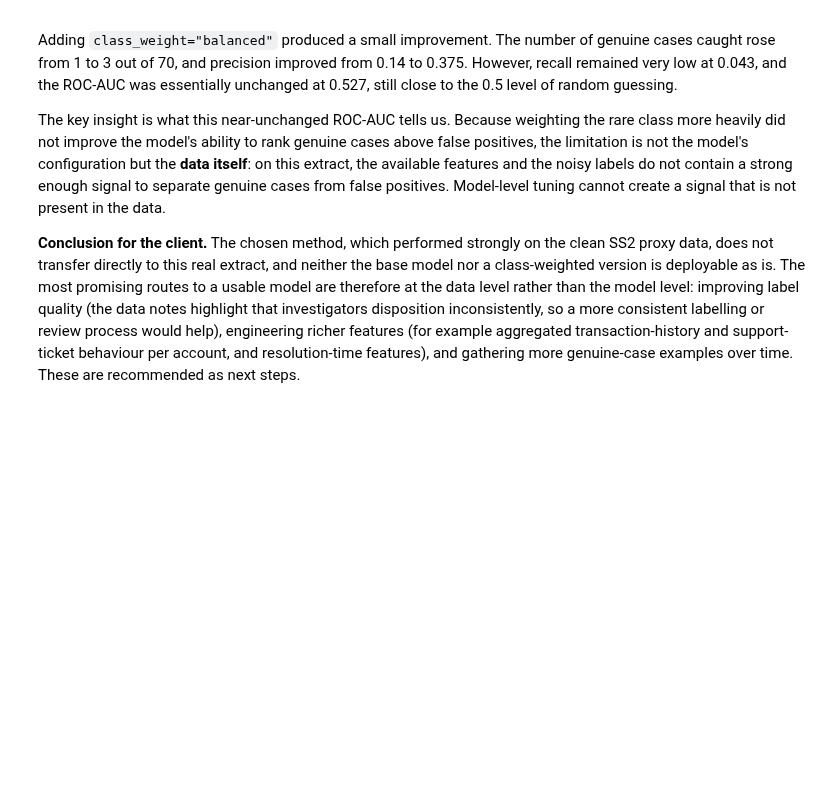
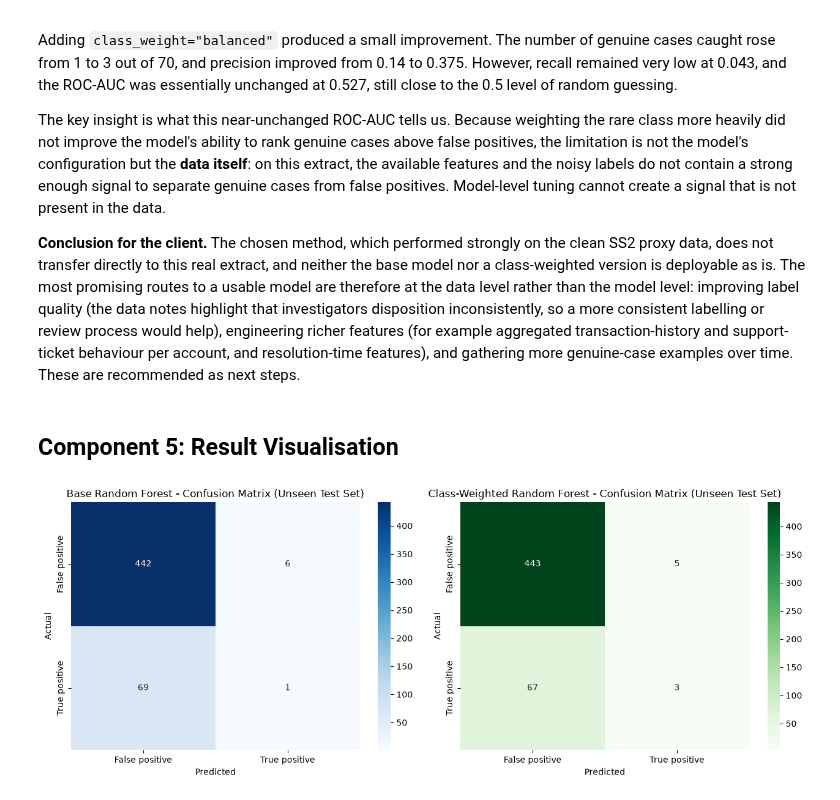
Before and after one commit to LebuZethu/STADIOEquities-alert-triage-, a Jupyter notebook: notebooks/SS3_PartB.ipynb, the cells around one changed output. Cells and saved outputs as stored; diff of their text form; code cells hidden in the pictures; blank space fills up the shorter version.

Commit message:
SS3 Part B Component 5: Results visualisation with confusion matrices, metrics comparison and feature importance plus business interpretation

```diff
--- a/notebooks/SS3_PartB.ipynb
+++ b/notebooks/SS3_PartB.ipynb
@@ -600,3 +600,33 @@ disposition inconsistently, so a more consistent labelling or review process wou
 help), engineering richer features (for example aggregated transaction-history and
 support-ticket behaviour per account, and resolution-time features), and gathering
 more genuine-case examples over time. These are recommended as next steps.
+# %% [markdown]
+## Component 5: Result Visualisation
+# %%
+# Component 5: Visualisation 1 - Confusion matrices (base vs class-weighted)
+import matplotlib.pyplot as plt
+import seaborn as sns
+
+fig, axes = plt.subplots(1, 2, figsize=(13, 5))
+
+# Base model confusion matrix
+sns.heatmap(cm, annot=True, fmt="d", cmap="Blues", ax=axes[0],
+            xticklabels=["False positive", "True positive"],
+            yticklabels=["False positive", "True positive"])
+axes[0].set_title("Base Random Forest - Confusion Matrix (Unseen Test Set)")
+axes[0].set_xlabel("Predicted")
+axes[0].set_ylabel("Actual")
+
+# Class-weighted model confusion matrix
+sns.heatmap(cm_b, annot=True, fmt="d", cmap="Greens", ax=axes[1],
+            xticklabels=["False positive", "True positive"],
+            yticklabels=["False positive", "True positive"])
+axes[1].set_title("Class-Weighted Random Forest - Confusion Matrix (Unseen Test Set)")
+axes[1].set_xlabel("Predicted")
+axes[1].set_ylabel("Actual")
+
+plt.tight_layout()
+plt.savefig("../scripts/visualisation/ss3_confusion_matrices.png", dpi=150, bbox_inches="tight")
+plt.show()
+# %% [output]
+[figure, added]
```
Also changed, not shown: parts of 3 cells of this notebook.
